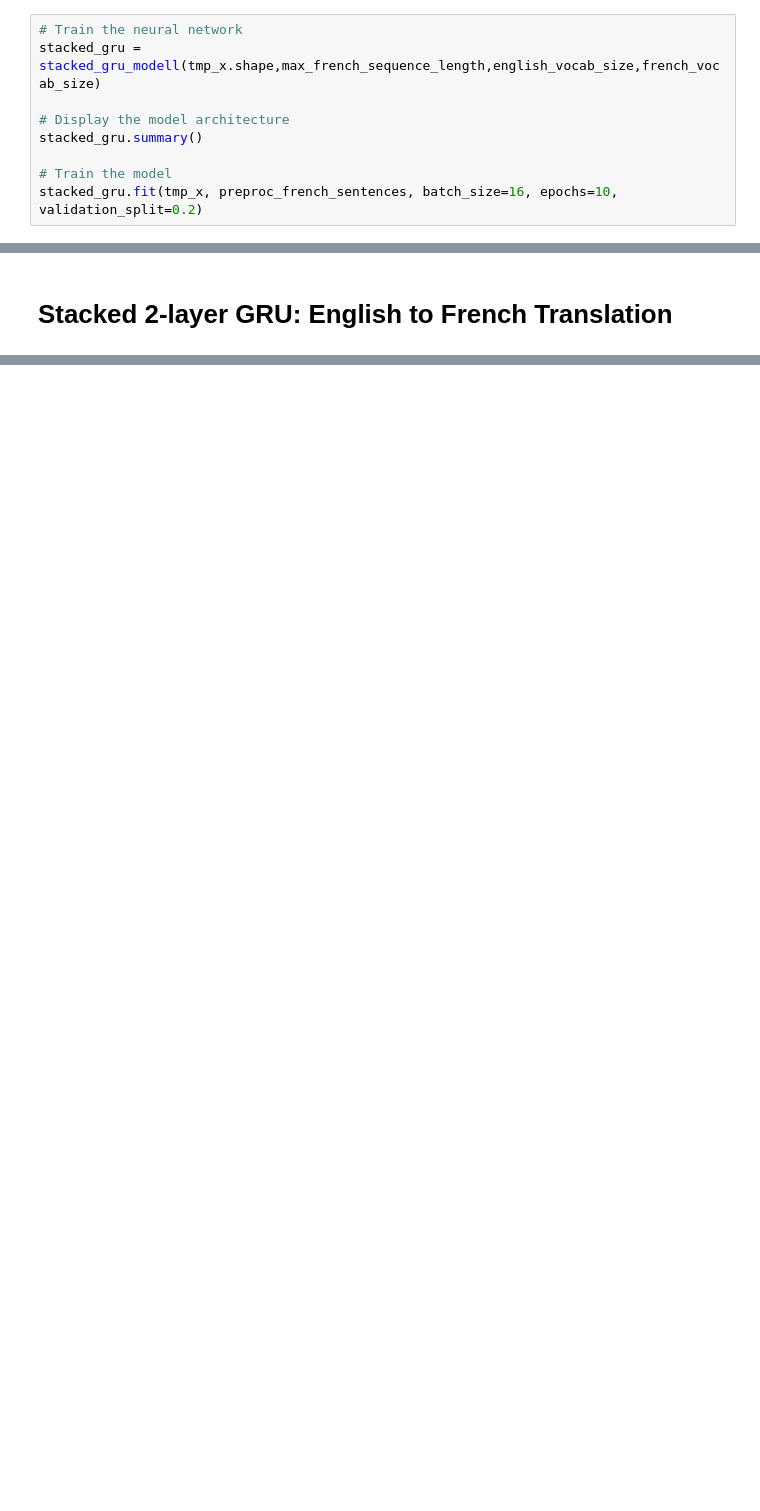
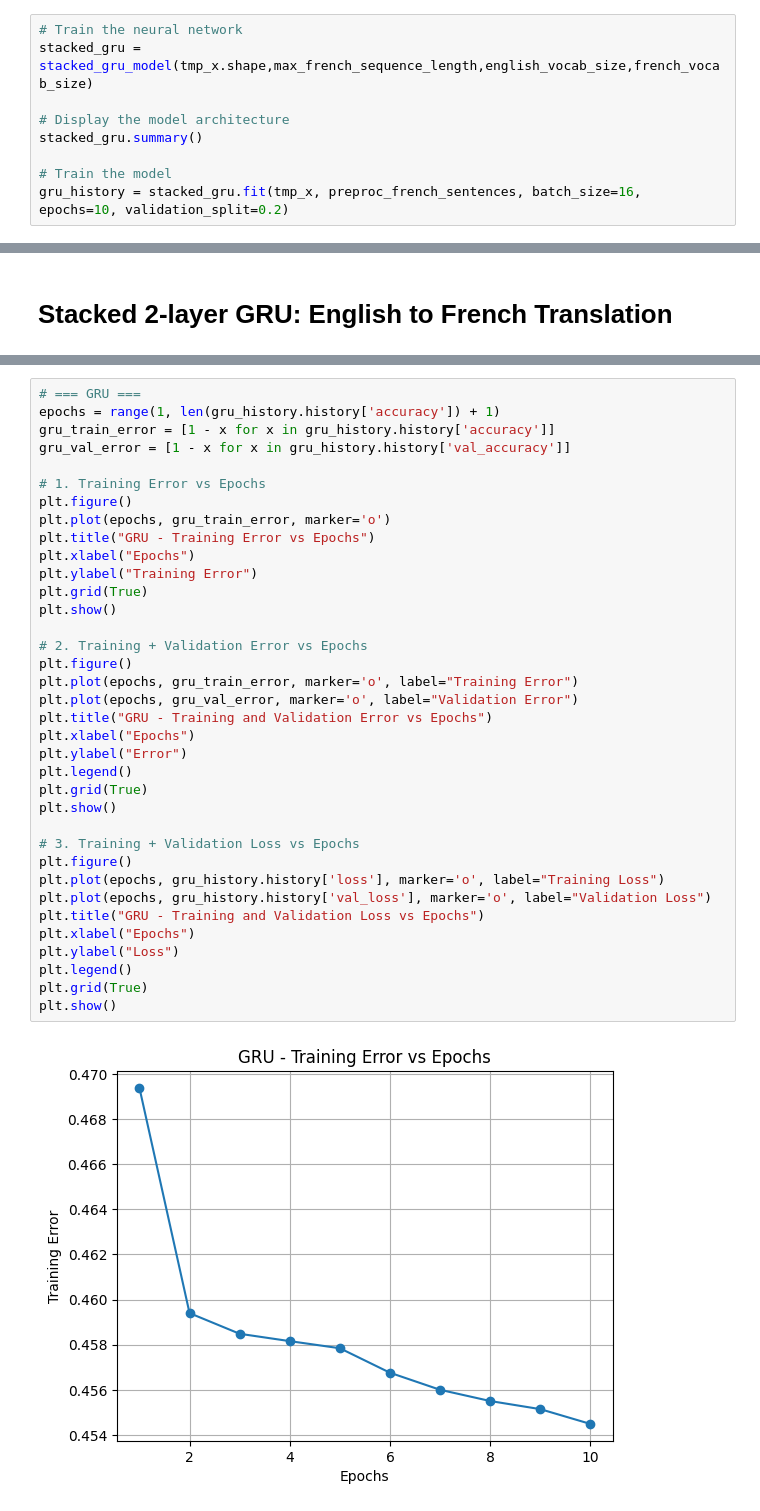
Before and after one commit to RuksatKhanShayoni/DeepLearning-CS898AB-, a Jupyter notebook: Assignment_4_Ques1.ipynb, the cells around one changed output, grey strips where cells are left out. Drawn from its saved outputs; the diff is of its cells as text; blank space fills up the shorter version.

```diff
--- a/Assignment_4_Ques1.ipynb
+++ b/Assignment_4_Ques1.ipynb
@@ -630,11 +715,11 @@ print(tmp_x.shape[1:])
 # **2-layer GRU: Training**
 # %%
 # Train the neural network
-stacked_gru = stacked_gru_modell(tmp_x.shape,max_french_sequence_length,english_vocab_size,french_vocab_size)
+stacked_gru = stacked_gru_model(tmp_x.shape,max_french_sequence_length,english_vocab_size,french_vocab_size)
 
 # Display the model architecture
 stacked_gru.summary()
 
 # Train the model
-stacked_gru.fit(tmp_x, preproc_french_sentences, batch_size=16, epochs=10, validation_split=0.2)
+gru_history = stacked_gru.fit(tmp_x, preproc_french_sentences, batch_size=16, epochs=10, validation_split=0.2)
 # %% [output]
@@ -732,0 +819,38 @@ French 10: la est est est en en en mois et il est jamais est en en
+# %%
+# === GRU ===
+epochs = range(1, len(gru_history.history['accuracy']) + 1)
+gru_train_error = [1 - x for x in gru_history.history['accuracy']]
+gru_val_error = [1 - x for x in gru_history.history['val_accuracy']]
+
+# 1. Training Error vs Epochs
+plt.figure()
+plt.plot(epochs, gru_train_error, marker='o')
+plt.title("GRU - Training Error vs Epochs")
+plt.xlabel("Epochs")
+plt.ylabel("Training Error")
+plt.grid(True)
+plt.show()
+
+# 2. Training + Validation Error vs Epochs
+plt.figure()
+plt.plot(epochs, gru_train_error, marker='o', label="Training Error")
+plt.plot(epochs, gru_val_error, marker='o', label="Validation Error")
+plt.title("GRU - Training and Validation Error vs Epochs")
+plt.xlabel("Epochs")
+plt.ylabel("Error")
+plt.legend()
+plt.grid(True)
+plt.show()
+
+# 3. Training + Validation Loss vs Epochs
+plt.figure()
+plt.plot(epochs, gru_history.history['loss'], marker='o', label="Training Loss")
+plt.plot(epochs, gru_history.history['val_loss'], marker='o', label="Validation Loss")
+plt.title("GRU - Training and Validation Loss vs Epochs")
+plt.xlabel("Epochs")
+plt.ylabel("Loss")
+plt.legend()
+plt.grid(True)
+plt.show()
+# %% [output]
+[figure, added]
```
Also changed, not shown: parts of 17 cells of this notebook.
